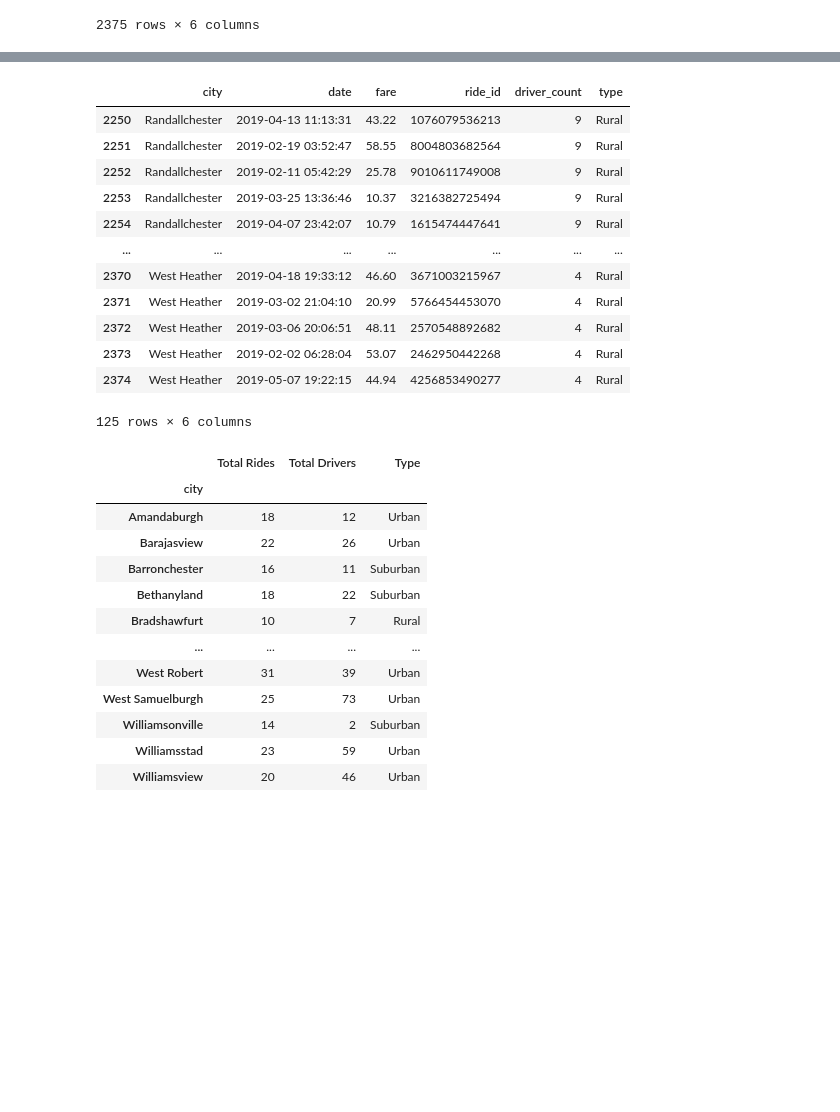
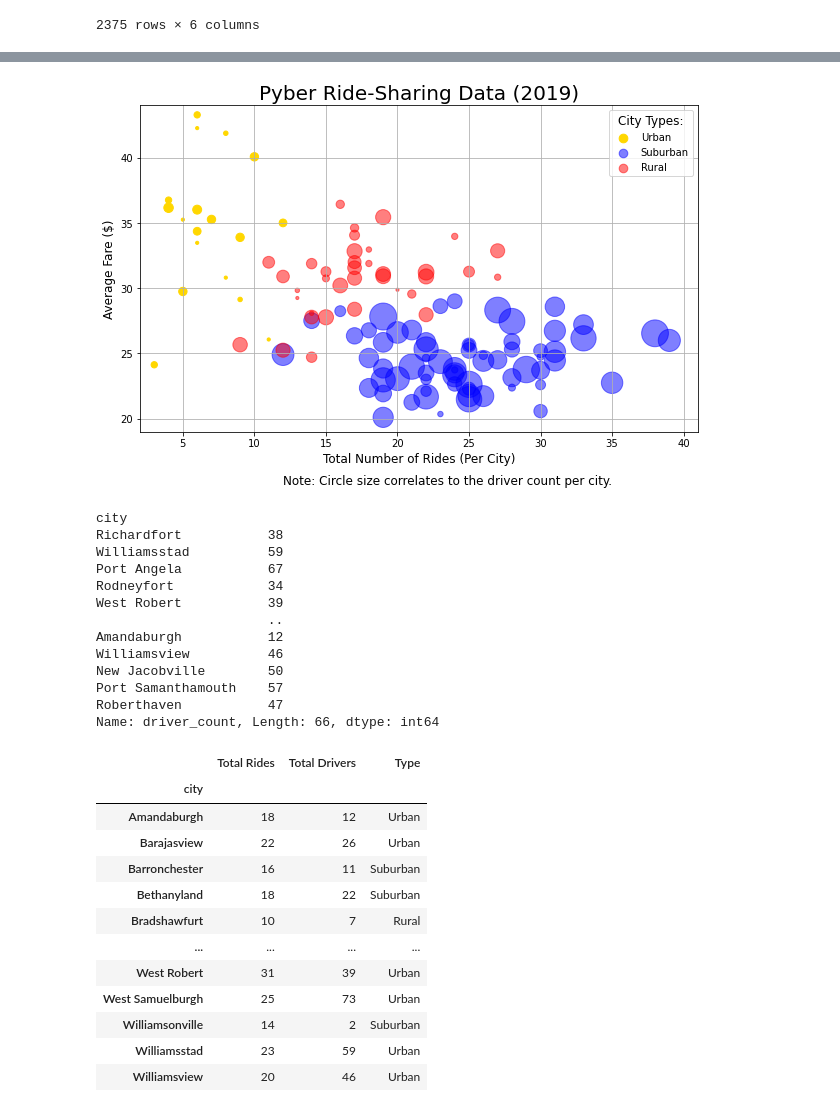
Before and after one commit to Bag0niku/PyBer_Analysis, a Jupyter notebook: Pyber.ipynb, the cells around one changed output, grey strips where cells are left out. Drawn from its saved outputs; the diff is of its cells as text; code cells hidden in the pictures; blank space fills up the shorter version.

Commit message:
First scatter plot done

```diff
--- a/Pyber.ipynb
+++ b/Pyber.ipynb
@@ -87,3 +79,25 @@ plt.show()
+# %%
+# The Graph
+fig, ax = plt.subplots(figsize=(10,6))
+ax.scatter(x=rural_ride_count, y=rural_fares, s=10*rural_driver_count, color='gold', label="Urban")
+ax.scatter(x=urban_ride_count, y=urban_fares, s=10*urban_driver_count, color='blue', label="Suburban", alpha=0.5)
+ax.scatter(x=suburban_ride_count, y=suburban_fares, s=10*suburban_driver_count, color='red', label='Rural', alpha=0.5)
+ax.set_xlabel('Total Number of Rides (Per City)', fontsize='12')
+ax.set_ylabel('Average Fare ($)', fontsize='12')
+ax.set_title('Pyber Ride-Sharing Data (2019)', fontsize='20')
+ax.set_xlim(min(rural_ride_count)-1, max(urban_ride_count)+2)
+ax.set_ylim(round(min(urban_fares), 0)-1, round(max(rural_fares), 0)+1)
+lgnd = ax.legend(mode='Expanded', loc="best", title="City Types:", scatterpoints=1)
+lgnd.legendHandles[0]._sizes = [75]
+lgnd.legendHandles[1]._sizes = [75]
+lgnd.legendHandles[2]._sizes = [75]
+lgnd.get_title().set_fontsize(12)
+ax.text(12,15,"Note: Circle size correlates to the driver count per city.", fontsize='12')
+ax.grid(True)
+
+fig.savefig('Analysis\\Pyber_Ride_Sharing_Data_2019.png')
+# %% [output]
+[figure, added]
 # %%
 # city type, average fare, total drivers, total rides
 region_type_graph = pd.DataFrame()
@@ -92,20 +106,21 @@ region_type_graph['Total Drivers'] = city_data.groupby(['type']).sum() # Total d
 region_type_graph['Average Fare'] =  all_data.groupby(['type']).mean()['fare']  # average fare
 region_type_graph['Median Fare'] = all_data.groupby(['type']).median()['fare']
 # region_type_graph.plot.scatter(x='Total Rides', y='Average Fare', s='Total Drivers', color=['red', 'green', 'blue'], figsize=(8,8))
+urban_driver_count
 # %% [output]
-|  | city | date | fare | ride_id | driver_count | type |
-| 2250 | Randallchester | 2019-04-13 11:13:31 | 43.22 | 1076079536213 | 9 | Rural |
-| 2251 | Randallchester | 2019-02-19 03:52:47 | 58.55 | 8004803682564 | 9 | Rural |
-| 2252 | Randallchester | 2019-02-11 05:42:29 | 25.78 | 9010611749008 | 9 | Rural |
-| 2253 | Randallchester | 2019-03-25 13:36:46 | 10.37 | 3216382725494 | 9 | Rural |
-| 2254 | Randallchester | 2019-04-07 23:42:07 | 10.79 | 1615474447641 | 9 | Rural |
-| ... | ... | ... | ... | ... | ... | ... |
-| 2370 | West Heather | 2019-04-18 19:33:12 | 46.60 | 3671003215967 | 4 | Rural |
-| 2371 | West Heather | 2019-03-02 21:04:10 | 20.99 | 5766454453070 | 4 | Rural |
-| 2372 | West Heather | 2019-03-06 20:06:51 | 48.11 | 2570548892682 | 4 | Rural |
-| 2373 | West Heather | 2019-02-02 06:28:04 | 53.07 | 2462950442268 | 4 | Rural |
-| 2374 | West Heather | 2019-05-07 19:22:15 | 44.94 | 4256853490277 | 4 | Rural |
-125 rows × 6 columns
+city
+Richardfort           38
+Williamsstad          59
+Port Angela           67
+Rodneyfort            34
+West Robert           39
+                      ..
+Amandaburgh           12
+Williamsview          46
+New Jacobville        50
+Port Samanthamouth    57
+Roberthaven           47
+Name: driver_count, Length: 66, dtype: int64
 # %%
 city_insights_df = pd.DataFrame()
 city_insights_df['Total Rides'] = all_data.groupby(['city']).count()['ride_id']
```
Also changed, not shown: parts of 3 cells of this notebook, 1 other file.
